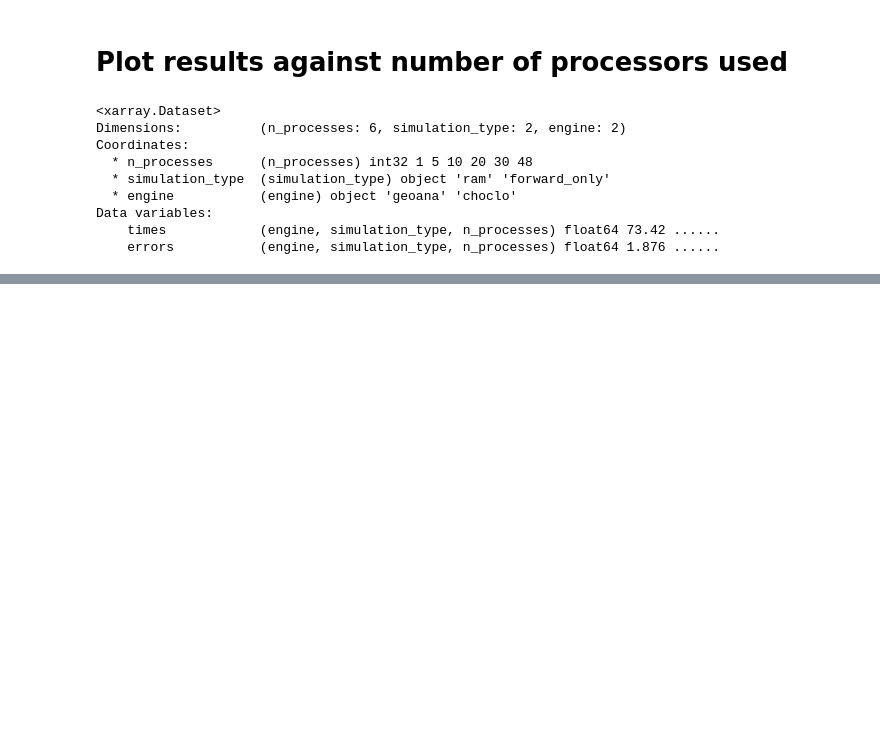
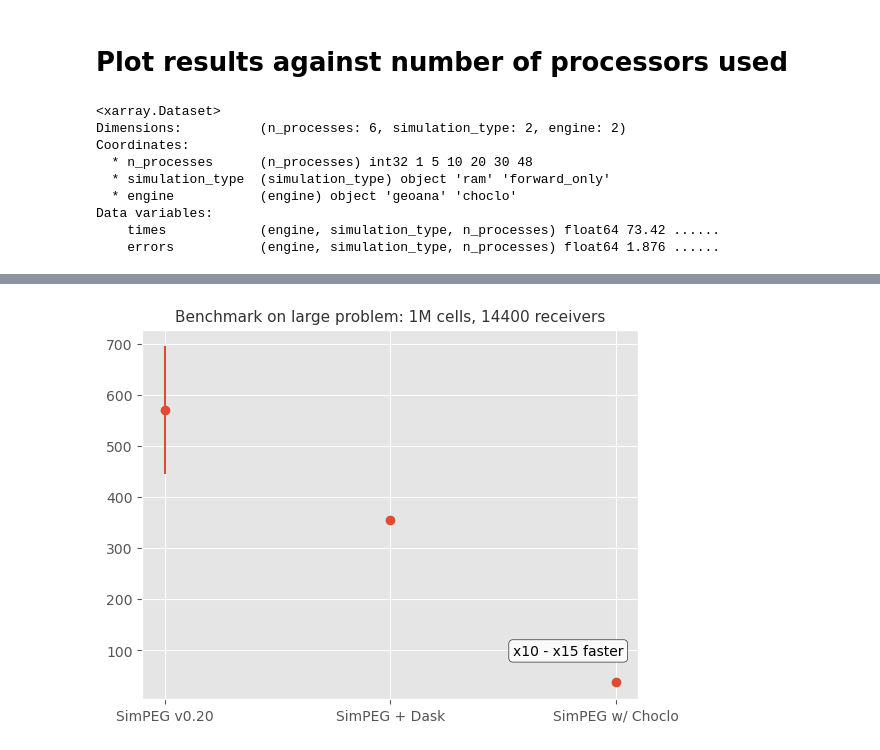
Before and after one commit to santisoler/simpeg-benchmarks-gravity, a Jupyter notebook: notebooks/99-figures.ipynb, the cells around one changed output, grey strips where cells are left out. Cells and saved outputs as stored; diff of their text form; code cells hidden in the pictures; blank space fills up the shorter version.

```diff
--- a/notebooks/99-figures.ipynb
+++ b/notebooks/99-figures.ipynb
@@ -523,0 +526,4 @@ plt.show()
+# %%
+fname = results_dir / "benchmark_large-problem.nc"
+dataset = xr.load_dataset(fname)
+dataset
@@ -523,0 +538,4 @@ plt.show()
+# %%
+fname = results_dir / "benchmark_dask-large-problem.nc"
+dataset_dask = xr.load_dataset(fname)
+dataset_dask
@@ -523,0 +550,37 @@ plt.show()
+# %%
+categories = ["SimPEG v0.20", "SimPEG + Dask", "SimPEG w/ Choclo"]
+times = np.array(
+    [
+        dataset.sel(engine="geoana").times.values,
+        dataset_dask.sel(engine="geoana").times.values,
+        dataset.sel(engine="choclo").times.values,
+    ]
+)
+errors = np.array(
+    [
+        dataset.sel(engine="geoana").errors.values,
+        dataset_dask.sel(engine="geoana").errors.values,
+        dataset.sel(engine="choclo").errors.values,
+    ]
+)
+
+plt.errorbar(x=categories, y=times, yerr=errors, marker="o", linestyle="none")
+plt.title("Benchmark on large problem: 1M cells, 14400 receivers")
+
+
+# Annotate speed ratio
+ratii = [times[0] / times[-1], times[1] / times[-1]]
+text = f"x{round(np.min(ratii))} - x{round(np.max(ratii))} faster"
+loc = (0.97, 0.12)
+ha = "right"
+plt.annotate(
+    text,
+    loc,
+    xycoords="axes fraction",
+    bbox=dict(boxstyle="round", fc="#fafafa", ec="#2e2e2e", alpha=1),
+    ha=ha,
+)
+
+plt.show()
+# %% [output]
+[figure, added]
```
Also changed, not shown: parts of 9 cells of this notebook.
